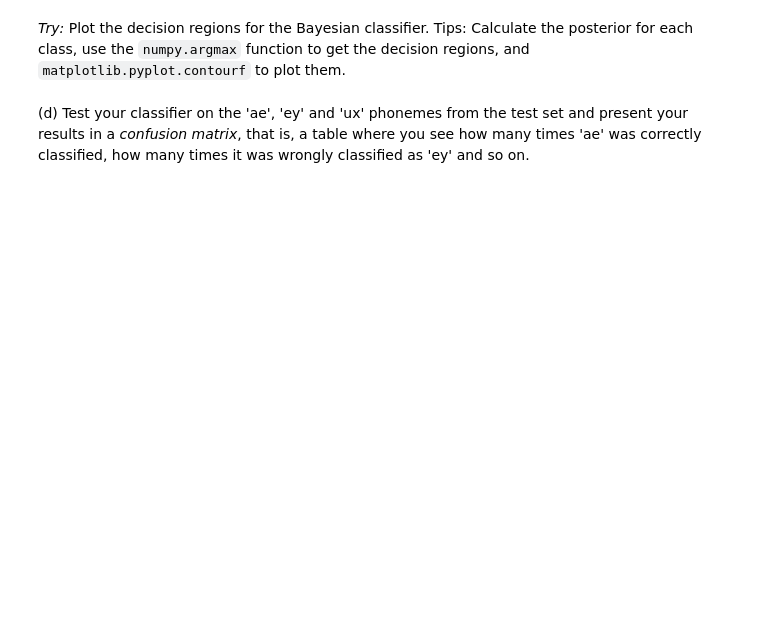
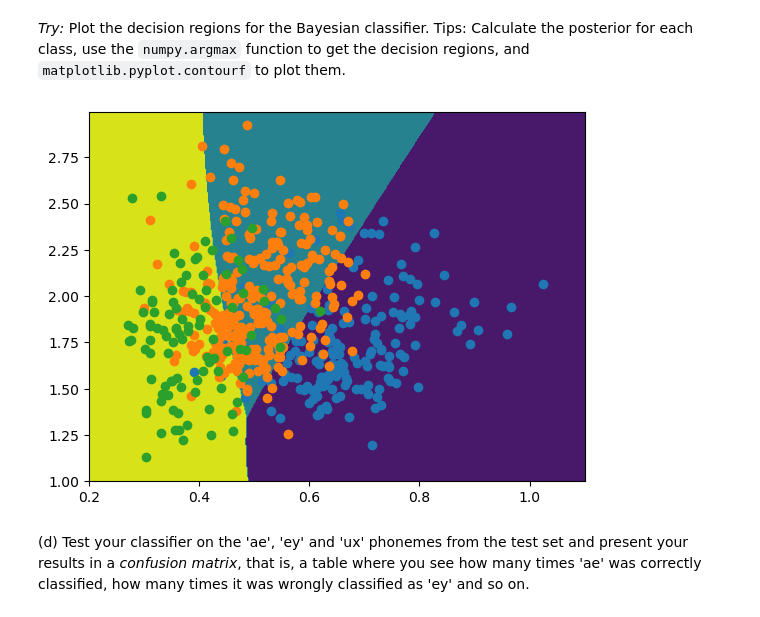
Before and after one commit to sigurdo/maskinlaring_for-signalbehandling, a Jupyter notebook: oving_2/TTT4185_assignment_2_2022_09_30.ipynb, the cells around one changed output. Drawn from its saved outputs; the diff is of its cells as text; code cells hidden in the pictures; blank space fills up the shorter version.

```diff
--- a/oving_2/TTT4185_assignment_2_2022_09_30.ipynb
+++ b/oving_2/TTT4185_assignment_2_2022_09_30.ipynb
@@ -110,4 +133,30 @@ def plotGaussian(mean, cov, color, ax):
 # %% [markdown]
 *Try:* Plot the decision regions for the Bayesian classifier. Tips: Calculate the posterior for each class, use the `numpy.argmax` function to get the decision regions, and `matplotlib.pyplot.contourf` to plot them.
+# %%
+x, y = np.mgrid[0.2:1.1:0.9/500, 1:3:2/500]
+xy = np.dstack((x, y))
+
+ae_parameters, ey_parameters, ux_parameters = parameter_dicts
+
+ae_distribution = scipy.stats.multivariate_normal(ae_parameters["mean"], ae_parameters["covariance"])
+ey_distribution = scipy.stats.multivariate_normal(ey_parameters["mean"], ey_parameters["covariance"])
+ux_distribution = scipy.stats.multivariate_normal(ux_parameters["mean"], ux_parameters["covariance"])
+
+classifier = np.argmax(
+    np.dstack([
+        ae_distribution.pdf(xy),
+        ey_distribution.pdf(xy),
+        ux_distribution.pdf(xy),
+    ]),
+    axis=2,
+)
+
+plt.contourf(x, y, classifier)
+plt.scatter(aes["F1"], aes["F2"], label="ae")
+plt.scatter(eys["F1"], eys["F2"], label="ey")
+plt.scatter(uxs["F1"], uxs["F2"], label="ux")
+plt.show()
+# %% [output]
+[figure, added]
 # %% [markdown]
 (d) Test your classifier on the 'ae', 'ey' and 'ux' phonemes from the test set and present your results in a _confusion matrix_, that is, a table where you see how many times 'ae' was correctly classified, how many times it was wrongly classified as 'ey' and so on.
```
Also changed, not shown: parts of 8 cells of this notebook.
